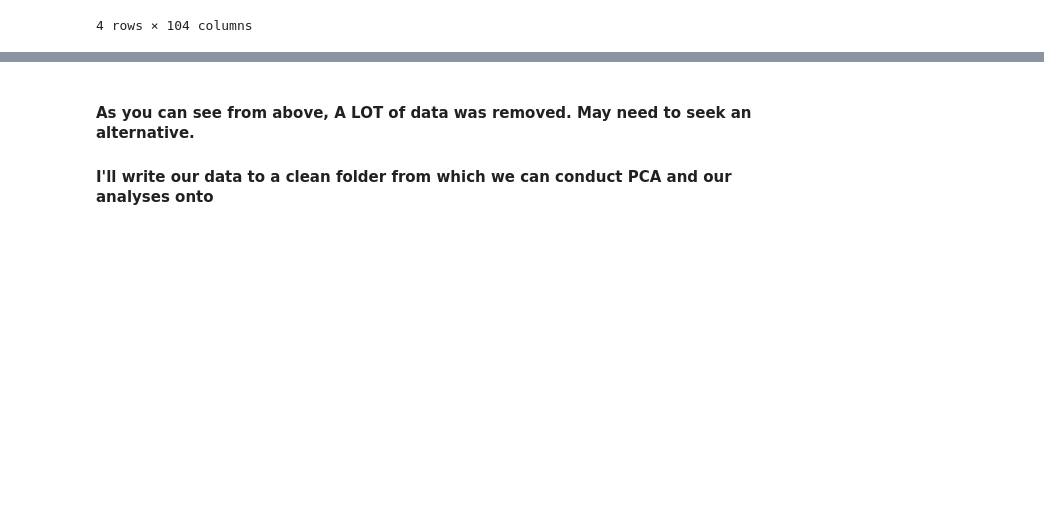
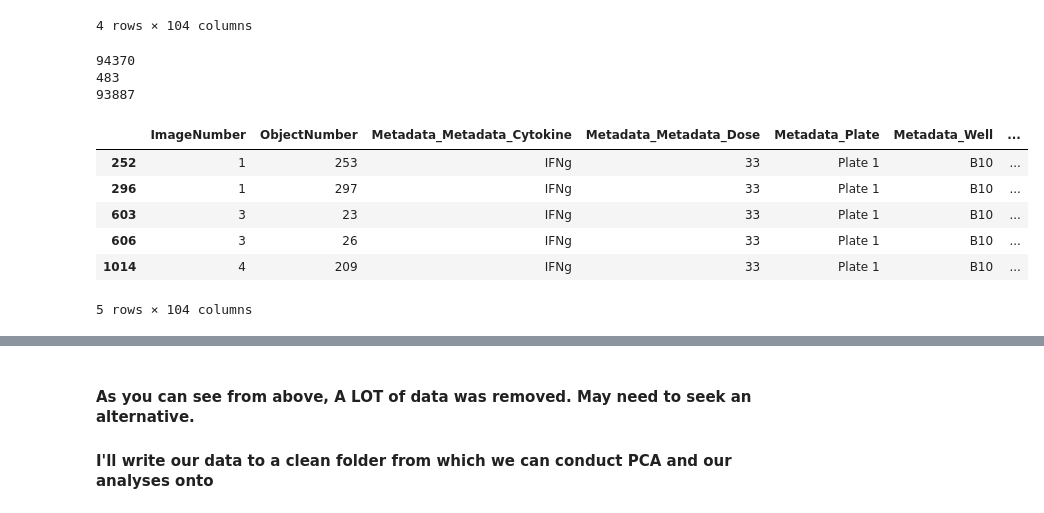
Before and after one commit to hww1999/HTI, a Jupyter notebook: Preprocessing/data_cleaning.ipynb, the cells around one changed output, grey strips where cells are left out. Drawn from its saved outputs; the diff is of its cells as text; code cells hidden in the pictures; blank space fills up the shorter version.

```diff
--- a/Preprocessing/data_cleaning.ipynb
+++ b/Preprocessing/data_cleaning.ipynb
@@ -312,3 +328,21 @@ outliers.head()
 | 27919 | 110 | 294 | EGF | 11 | Plate 1 | F4 | ... |
 | 59554 | 241 | 102 | IL17 | 33 | Plate 2 | F10 | ... |
 4 rows × 104 columns
+# %%
+outliers, real_data = outlier_detection(cell_data, 6, 0.1) # at 6 SD and a threshold of 10% of features
+
+print(len(cell_data))
+print(len(outliers))
+print(len(real_data))
+outliers.head()
+# %% [output]
+94370
+483
+93887
+|  | ImageNumber | ObjectNumber | Metadata_Metadata_Cytokine | Metadata_Metadata_Dose | Metadata_Plate | Metadata_Well | ... |
+| 252 | 1 | 253 | IFNg | 33 | Plate 1 | B10 | ... |
+| 296 | 1 | 297 | IFNg | 33 | Plate 1 | B10 | ... |
+| 603 | 3 | 23 | IFNg | 33 | Plate 1 | B10 | ... |
+| 606 | 3 | 26 | IFNg | 33 | Plate 1 | B10 | ... |
+| 1014 | 4 | 209 | IFNg | 33 | Plate 1 | B10 | ... |
+5 rows × 104 columns
```
Also changed, not shown: parts of 12 cells of this notebook.
